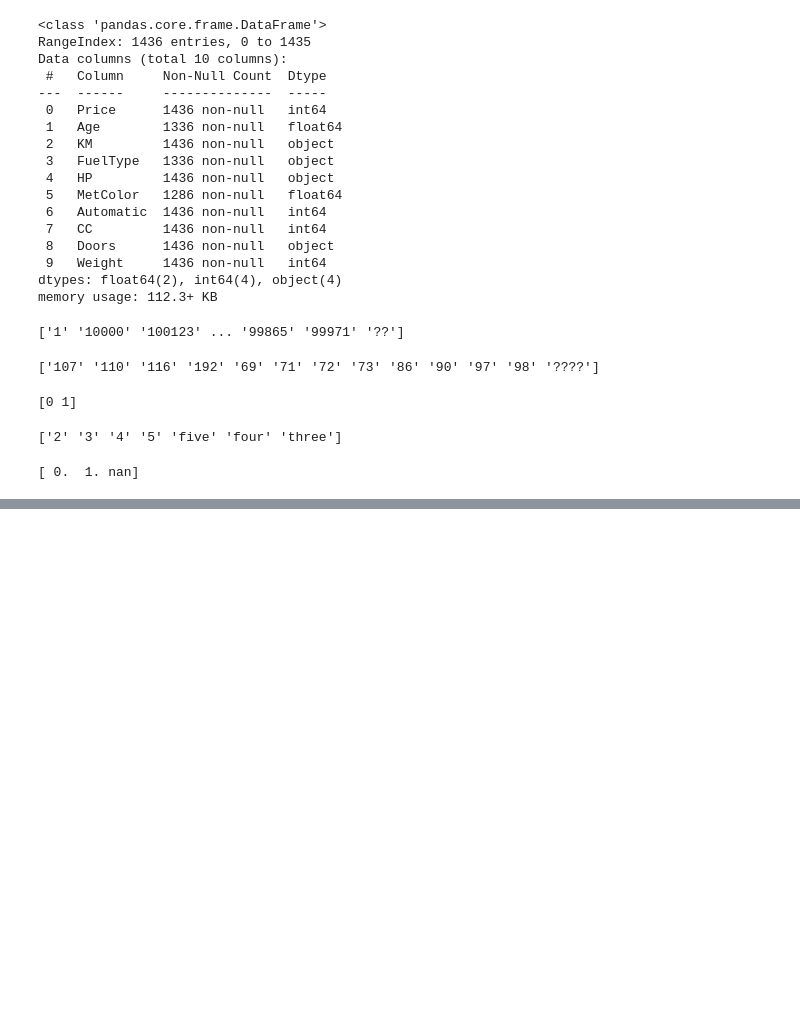
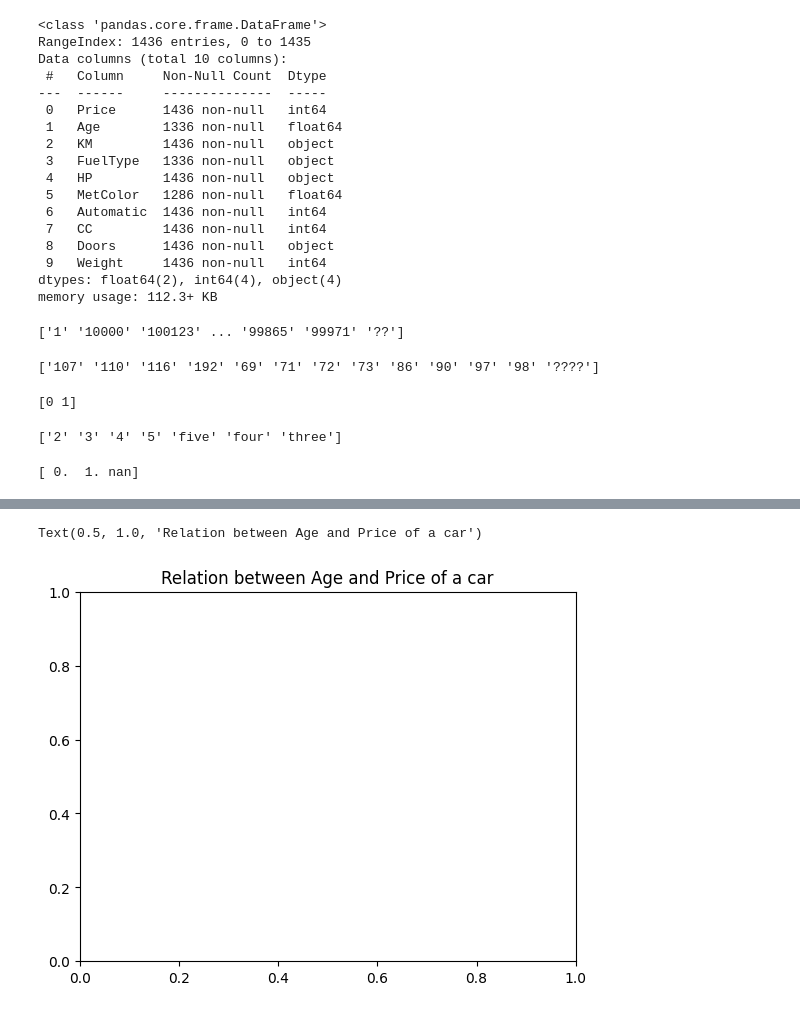
Before and after one commit to Atangajoshua290/data_analytics_python, a Jupyter notebook: reading_data.ipynb, the cells around one changed output, grey strips where cells are left out. Saved outputs shown, nothing was run; the diff lists cells and outputs as text; code cells hidden in the pictures; blank space fills up the shorter version.

```diff
--- a/reading_data.ipynb
+++ b/reading_data.ipynb
@@ -436,0 +759,7 @@ print(np.unique(df["MetColor"]))
+# %%
+#changing the title for your graph
+
+plt.title('Relation between Age and Price of a car')
+# %% [output]
+Text(0.5, 1.0, 'Relation between Age and Price of a car')
+[figure, added]
```
Also changed, not shown: parts of 55 cells of this notebook, 3 other files.
